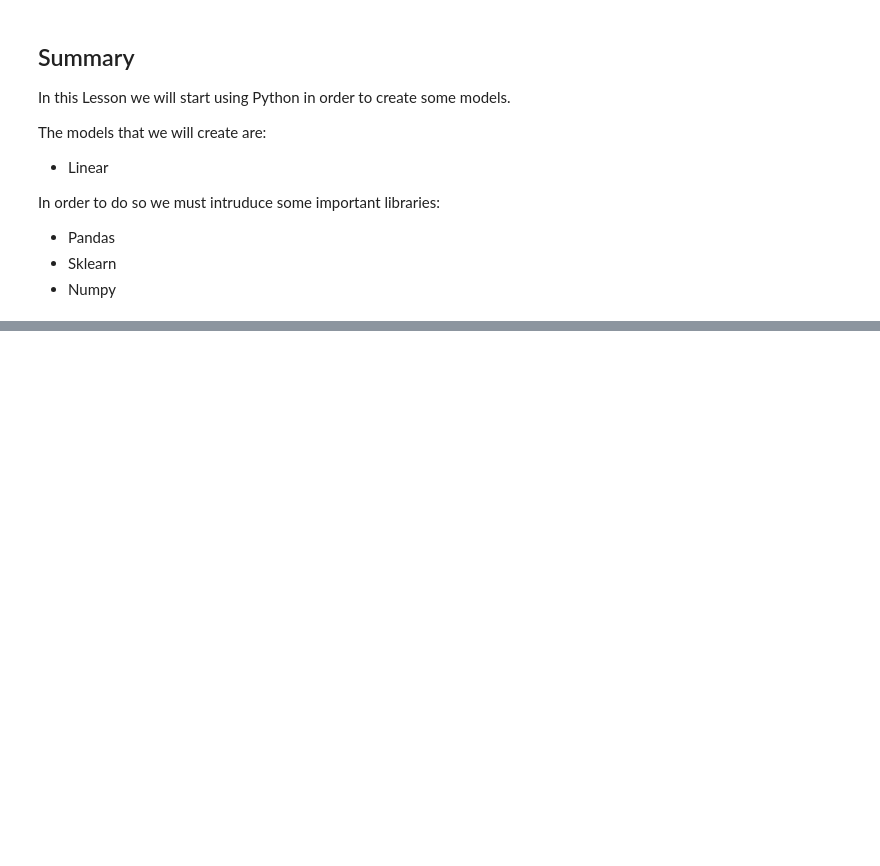
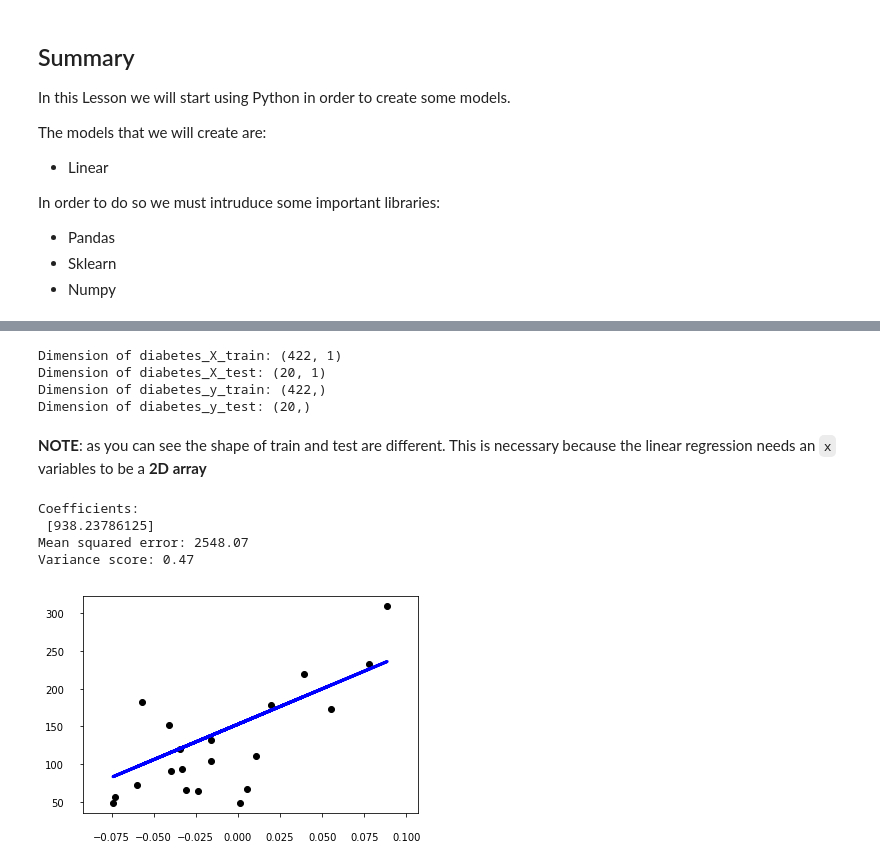
Before and after one commit to SalMarco/CorsoCatt, a Jupyter notebook: Lesson_2-2.ipynb, the cells around one changed output, grey strips where cells are left out. Saved outputs shown, nothing was run; the diff lists cells and outputs as text; code cells hidden in the pictures; blank space fills up the shorter version.

```diff
--- a/Lesson_2-2.ipynb
+++ b/Lesson_2-2.ipynb
@@ -460,0 +80,60 @@ warnings.filterwarnings('ignore')
+# %%
+# Use only one feature
+#diabetes_X = diabetes.data[:, np.newaxis, 2]
+diabetes_X = diabetes.data[:,2].reshape(-1,1)
+
+# Split the data into training/testing sets
+diabetes_X_train = diabetes_X[:-20]
+diabetes_X_test = diabetes_X[-20:]
+print('Dimension of diabetes_X_train:',diabetes_X_train.shape)
+print('Dimension of diabetes_X_test:',diabetes_X_test.shape)
+
+# Split the targets into training/testing sets
+diabetes_y_train = diabetes.target[:-20]
+diabetes_y_test = diabetes.target[-20:]
+print('Dimension of diabetes_y_train:',diabetes_y_train.shape)
+print('Dimension of diabetes_y_test:',diabetes_y_test.shape)
+# %% [output]
+Dimension of diabetes_X_train: (422, 1)
+Dimension of diabetes_X_test: (20, 1)
+Dimension of diabetes_y_train: (422,)
+Dimension of diabetes_y_test: (20,)
+# %% [markdown]
+**NOTE**: as you can see the shape of train and test are different. This is necessary because the linear regression needs an `x` variables to be a **2D array**
+# %%
+# Create linear regression object
+regr = linear_model.LinearRegression()
+
+# Train the model using the training sets
+regr.fit(diabetes_X_train, diabetes_y_train)
+
+# Make predictions using the testing set
+diabetes_y_pred = regr.predict(diabetes_X_test)
+
+# The coefficients
+print('Coefficients: \n', regr.coef_,regr.intercept_)
+# The mean squared error
+print("Mean squared error: %.2f"
+      % mean_squared_error(diabetes_y_test, diabetes_y_pred))
+# Explained variance score: 1 is perfect prediction
+print('Variance score: %.2f' % r2_score(diabetes_y_test, diabetes_y_pred))
+# %% [output]
+Coefficients:
+ [938.23786125]
+Mean squared error: 2548.07
+Variance score: 0.47
+# %%
+# Plot outputs
+
+#Scatter and line
+plt.scatter(diabetes_X_test, diabetes_y_test,  color='black')
+plt.plot(diabetes_X_test, diabetes_y_pred, color='blue', linewidth=3)
+
+#Axis
+plt.tick_params(axis='both', which='major', labelsize=10, pad=15)
+plt.tick_params(axis='y', which='minor', labelsize=10, pad=15)
+
+#Print graph
+plt.show()
+# %% [output]
+[figure, added]
```
Also changed, not shown: parts of 43 cells of this notebook.
